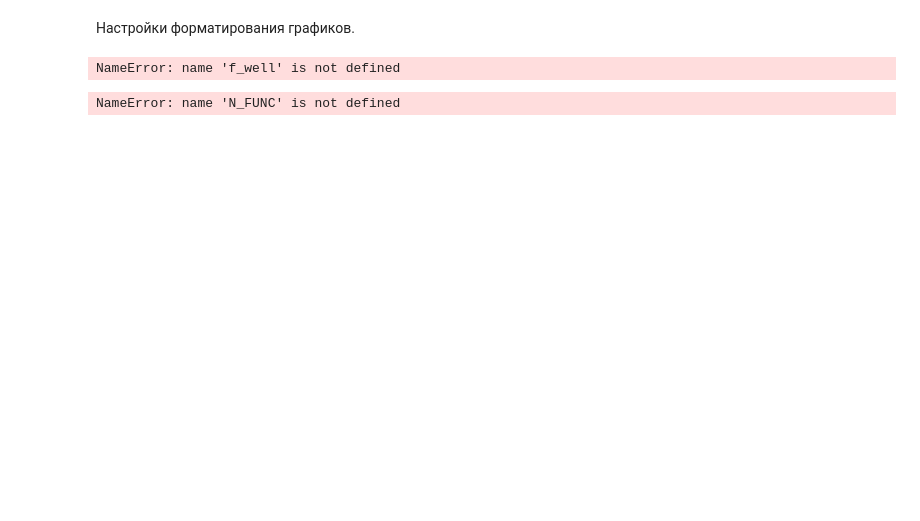
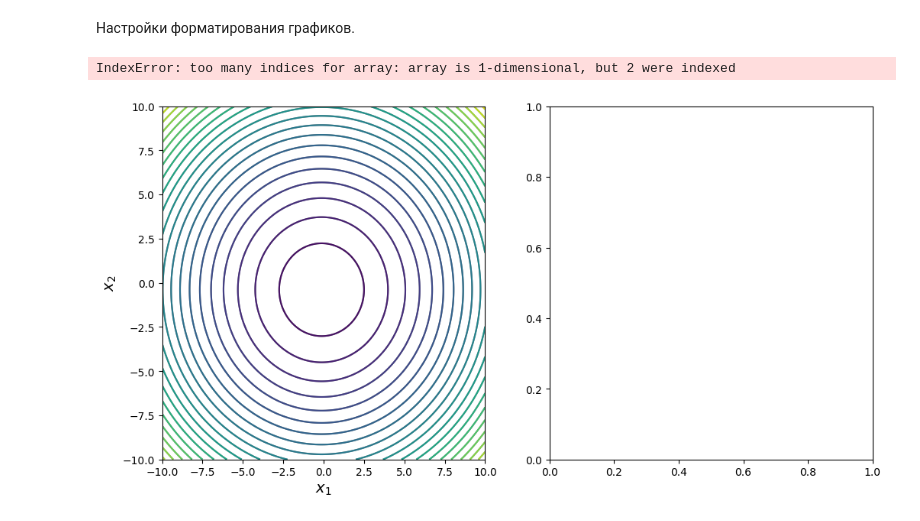
Before and after one commit to romangorbunov91/classic_grad, a Jupyter notebook: general_function_optimization.ipynb, the cells around one changed output. Cells and saved outputs as stored; diff of their text form; code cells hidden in the pictures; blank space fills up the shorter version.

```diff
--- a/general_function_optimization.ipynb
+++ b/general_function_optimization.ipynb
@@ -117,6 +119,8 @@ user_figsize = (10,5)
 user_fontsize = 14
 user_tickfontsize = 12
 # %%
+CN_PLOT = CN_list[0:3]
+
 x1_min = -10.0
 x1_max = 10.0
 x2_min = -10.0
@@ -128,51 +132,51 @@ x[0] = np.linspace(x1_min, x1_max, N)
 x[1] = np.linspace(x2_min, x2_max, N)
 X, Y = np.meshgrid(x[0], x[1])
 
-func_names = [f_well, f_poor, f_rozen]
-grad_names = [grad_well, grad_poor, grad_rozen]
-func_labels = ['Well-conditioned',
-               'Poorly-conditioned',
-               'Rosenbrock']
-
-N_FUNC = len(func_names)
+N_FUNC = len(CN_PLOT)
 
 Z = np.empty((N_FUNC,), dtype=object)
 
-for k, func in enumerate(func_names):
-    Z[k] = func([X, Y])
+for k, CN_var, func in zip(range(N_FUNC), CN_PLOT, func_arr[0,:]):
+    Z[k] = np.zeros((X.shape[0],X.shape[1]))
+    for i in range(X.shape[0]):
+        for j in range(X.shape[1]):
+            Z[k][i,j] = func(np.array([X[i,j], Y[i,j]]))
-# %% [output]
-NameError: name 'f_well' is not defined
 # %%
-fig, axs = plt.subplots(ncols=N_METH, nrows=1, figsize=(6*N_METH, 6))
-for mdx, ax in enumerate(axs):
-    contour = ax.contour(X, Y, z, levels=25, colors='black', alpha=0.5)
-    ax.contour(X, Y, z, levels=25, cmap='viridis')
-    ax.set_xlabel('$x_1$', fontsize=user_fontsize)
-    ax.set_ylabel('$x_2$', fontsize=user_fontsize)
-    ax.set_title(method_names[mdx].__name__ + ': ' + str(iter_counter_arr[ndx,mdx]) + ' iterations', fontsize=user_fontsize)
+# Начальное приближение.
+x_init = np.array([1.5]*2)
+#for ndx, z, func_lbl in zip(range(N_FUNC), Z, func_labels):
+#    print(func_lbl)
+for idx, z in zip(range(N_FUNC), Z):
+    fig, axs = plt.subplots(ncols=N_METH, nrows=1, figsize=(6*N_METH, 6))
+    for k, ax in enumerate(axs):
+        contour = ax.contour(X, Y, z, levels=25, colors='black', alpha=0.5)
+        ax.contour(X, Y, z, levels=25, cmap='viridis')
+        ax.set_xlabel('$x_1$', fontsize=user_fontsize)
+        ax.set_ylabel('$x_2$', fontsize=user_fontsize)
+        #ax.set_title(method_names[mdx].__name__ + ': ' + str(iter_counter_arr[ndx,mdx]) + ' iterations', fontsize=user_fontsize)
 
-    # Подготовка сегментов для LineCollection
-    points = np.array([trajectory_arr[ndx,mdx][:, 0], trajectory_arr[ndx,mdx][:, 1]]).T.reshape(-1, 1, 2)
-    segments = np.concatenate([points[:-1], points[1:]], axis=1)
+        # Подготовка сегментов для LineCollection
+        points = np.array([trajectory_arr[0,k][:, 0], trajectory_arr[0,k][:, 1]]).T.reshape(-1, 1, 2)
+        segments = np.concatenate([points[:-1], points[1:]], axis=1)
 
-    # Создание LineCollection с цветами, зависящими от индекса (шага)
-    lc = LineCollection(segments, cmap='RdYlBu_r', linewidth=1.0)
-    lc.set_array(np.linspace(0, 1, len(segments)))  # цвет от 0 (начало) до 1 (конец)
-    line = ax.add_collection(lc)
+        # Создание LineCollection с цветами, зависящими от индекса (шага)
+        lc = LineCollection(segments, cmap='RdYlBu_r', linewidth=1.0)
+        lc.set_array(np.linspace(0, 1, len(segments))) # цвет от 0 (начало) до 1 (конец)
+        line = ax.add_collection(lc)
 
-    # Отмечаем точки
-    ax.plot(x_init[0], x_init[1], 'bo', markersize=8, label='Start')
-    ax.plot(x_optim_arr[ndx,mdx][0], x_optim_arr[ndx,mdx][1], 'ro', markersize=10, label='End')
+        # Отмечаем точки
+        ax.plot(x_init[0], x_init[1], 'bo', markersize=8, label='Start')
+        ax.plot(x_optim_arr[0,k][0], x_optim_arr[0,k][1], 'ro', markersize=10, label='End')
 
-    ax.tick_params(axis='x', labelsize=user_tickfontsize)
-    ax.tick_params(axis='y', labelsize=user_tickfontsize)
+        ax.tick_params(axis='x', labelsize=user_tickfontsize)
+        ax.tick_params(axis='y', labelsize=user_tickfontsize)
 
-    ax.legend()
-    ax.grid(True, alpha=0.3)
+        ax.legend()
+        ax.grid(True, alpha=0.3)
 
-#fig.colorbar(line, ax=axs[ndx], label='Progress from 0 to 1')
-plt.tight_layout()
-#plt.savefig('readme_img/func_img/trajectory_plots_' + func_lbl + '.png', bbox_inches='tight')
-plt.show()
+    plt.tight_layout()
+    #plt.savefig('readme_img/func_img/trajectory_plots_' + func_lbl + '.png', bbox_inches='tight')
+    plt.show()
 # %% [output]
-NameError: name 'N_FUNC' is not defined
+IndexError: too many indices for array: array is 1-dimensional, but 2 were indexed
+[figure, added]
```
Also changed, not shown: parts of 4 cells of this notebook, 2 other files.
